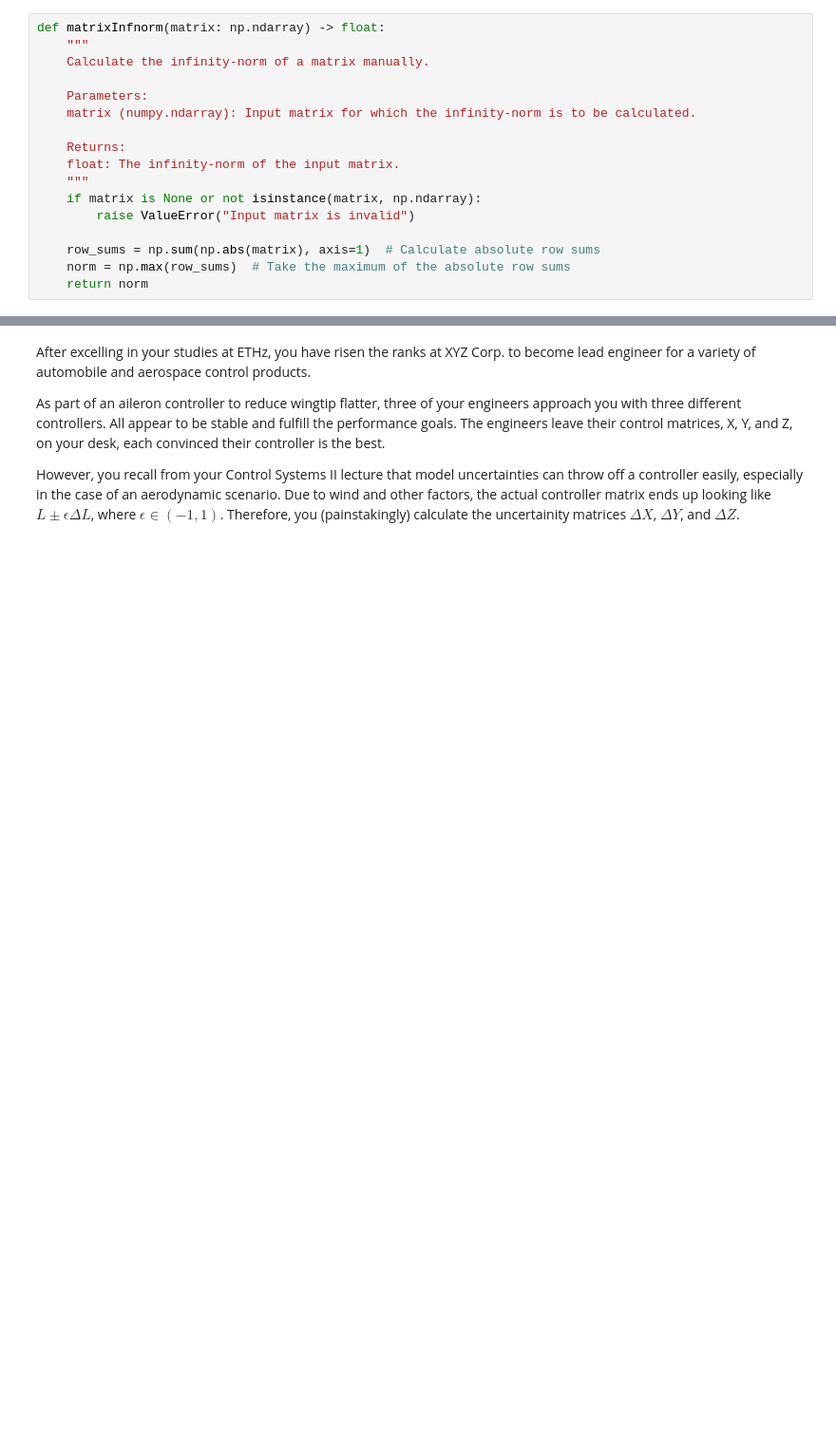
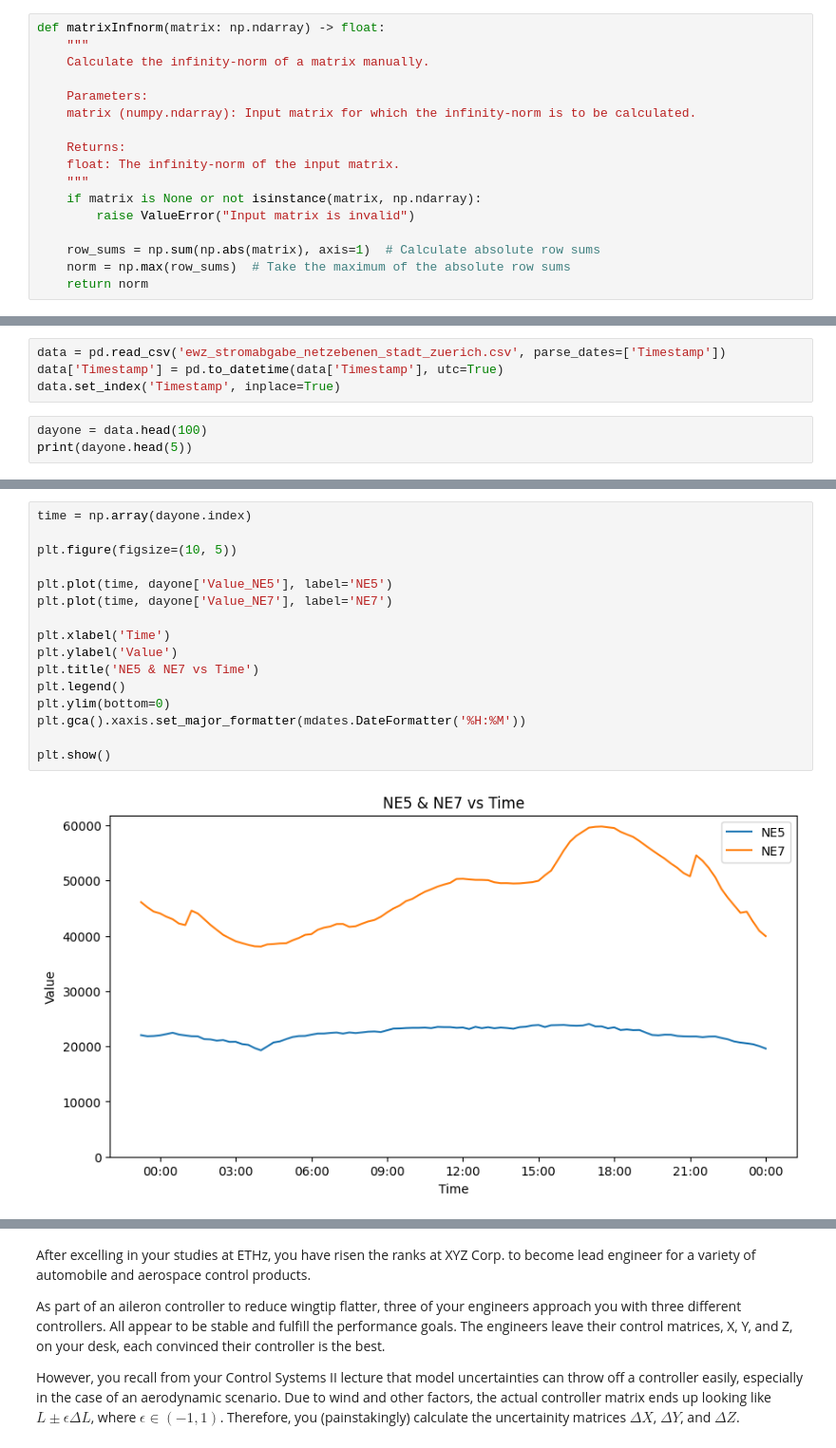
Before and after one commit to idsc-frazzoli/CS2-2024-notebooks, a Jupyter notebook: ps07/CS2_2024_norms.ipynb, the cells around one changed output, grey strips where cells are left out. Shown at 95% size. Cells and saved outputs as stored; diff of their text form; blank space fills up the shorter version.

```diff
--- a/ps07/CS2_2024_norms.ipynb
+++ b/ps07/CS2_2024_norms.ipynb
@@ -374,0 +325,7 @@ print("Minkowski inequality holds for all vectors: ", np.all(minkowski))
+# %%
+data = pd.read_csv('ewz_stromabgabe_netzebenen_stadt_zuerich.csv', parse_dates=['Timestamp'])
+data['Timestamp'] = pd.to_datetime(data['Timestamp'], utc=True)
+data.set_index('Timestamp', inplace=True)
+# %%
+dayone = data.head(100)
+print(dayone.head(5))
@@ -374,0 +340,18 @@ print("Minkowski inequality holds for all vectors: ", np.all(minkowski))
+# %%
+time = np.array(dayone.index)
+
+plt.figure(figsize=(10, 5))
+
+plt.plot(time, dayone['Value_NE5'], label='NE5')
+plt.plot(time, dayone['Value_NE7'], label='NE7')
+
+plt.xlabel('Time')
+plt.ylabel('Value')
+plt.title('NE5 & NE7 vs Time')
+plt.legend()
+plt.ylim(bottom=0)
+plt.gca().xaxis.set_major_formatter(mdates.DateFormatter('%H:%M'))
+
+plt.show()
+# %% [output]
+[figure, added]
```
Also changed, not shown: parts of 24 cells of this notebook, 1 other file.
